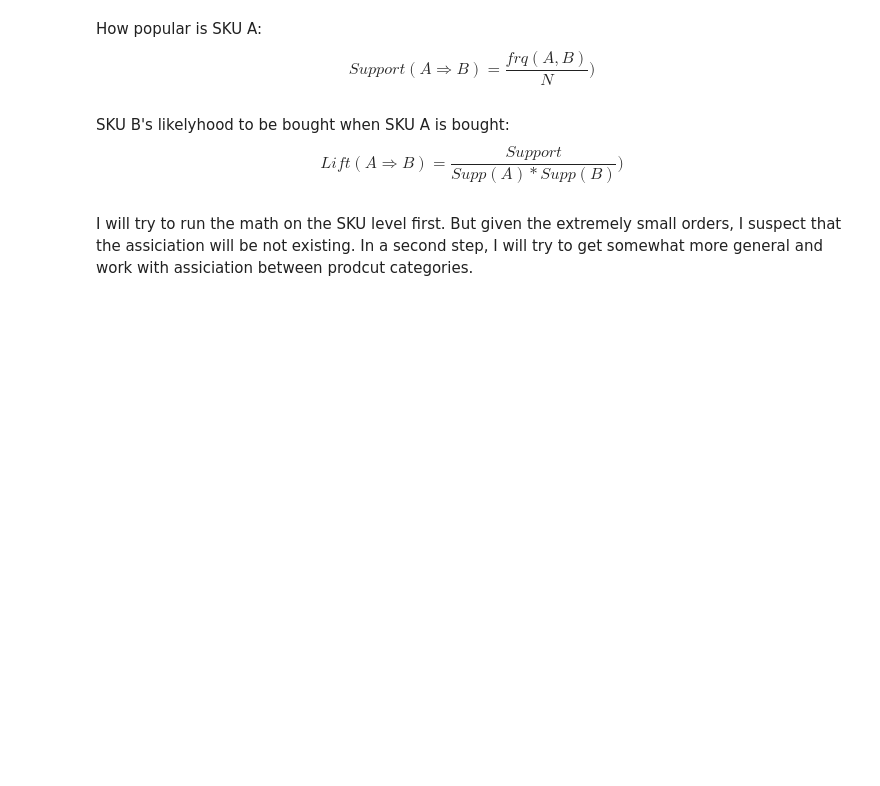
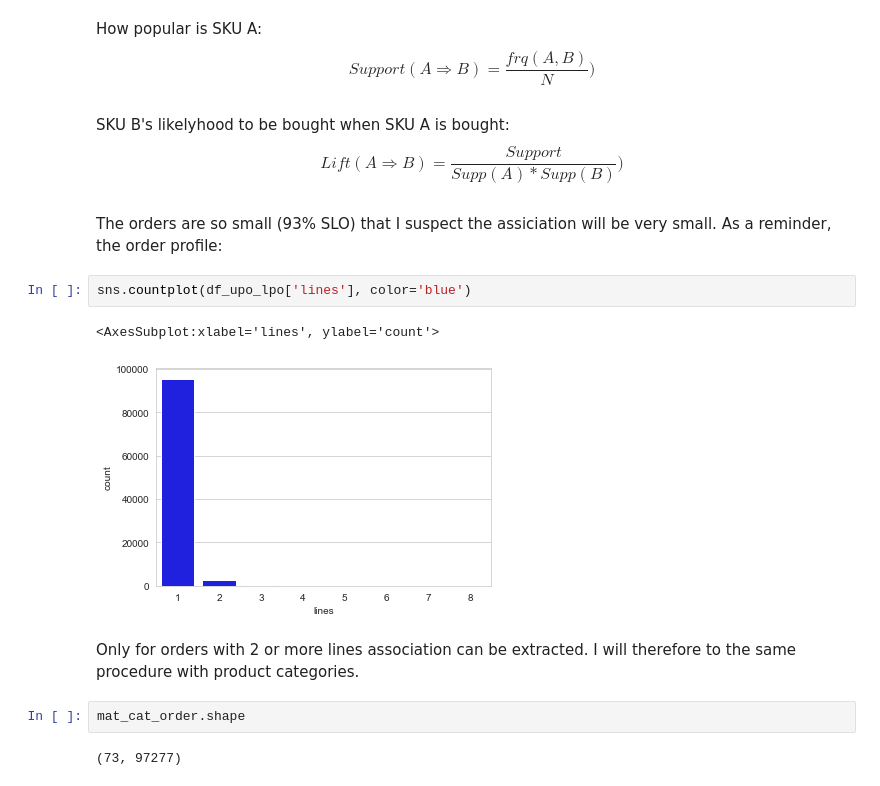
Before and after one commit to LarsTinnefeld/Olist-order-profile-analysis, a Jupyter notebook: olist_order_profile.ipynb, the cells around one changed output. Cells and saved outputs as stored; diff of their text form; blank space fills up the shorter version.

```diff
--- a/olist_order_profile.ipynb
+++ b/olist_order_profile.ipynb
@@ -768,5 +769,16 @@ How likely SKU B is purchased if SKU A is purchased: $$ Confidence(A\Rightarrow
 How popular is SKU A: $$ Support(A\Rightarrow B) = \frac{frq(A, B)}{N}) $$
 # %% [markdown]
 SKU B's likelyhood to be bought when SKU A is bought:  $$ Lift(A\Rightarrow B) = \frac{Support}{Supp(A) * Supp(B)}) $$
-# %% [markdown]
-I will try to run the math on the SKU level first. But given the extremely small orders, I suspect that the assiciation will be not existing. In a second step, I will try to get somewhat more general and work with assiciation between prodcut categories.
+# %% [markdown]
+The orders are so small (93% SLO) that I suspect the assiciation will be very small. As a reminder, the order profile:
+# %%
+sns.countplot(df_upo_lpo['lines'], color='blue')
+# %% [output]
+<AxesSubplot:xlabel='lines', ylabel='count'>
+[figure, added]
+# %% [markdown]
+Only for orders with 2 or more lines association can be extracted. I will therefore to the same procedure with product categories.
+# %%
+mat_cat_order.shape
+# %% [output]
+(73, 97277)
```
Also changed, not shown: parts of 6 cells of this notebook.
